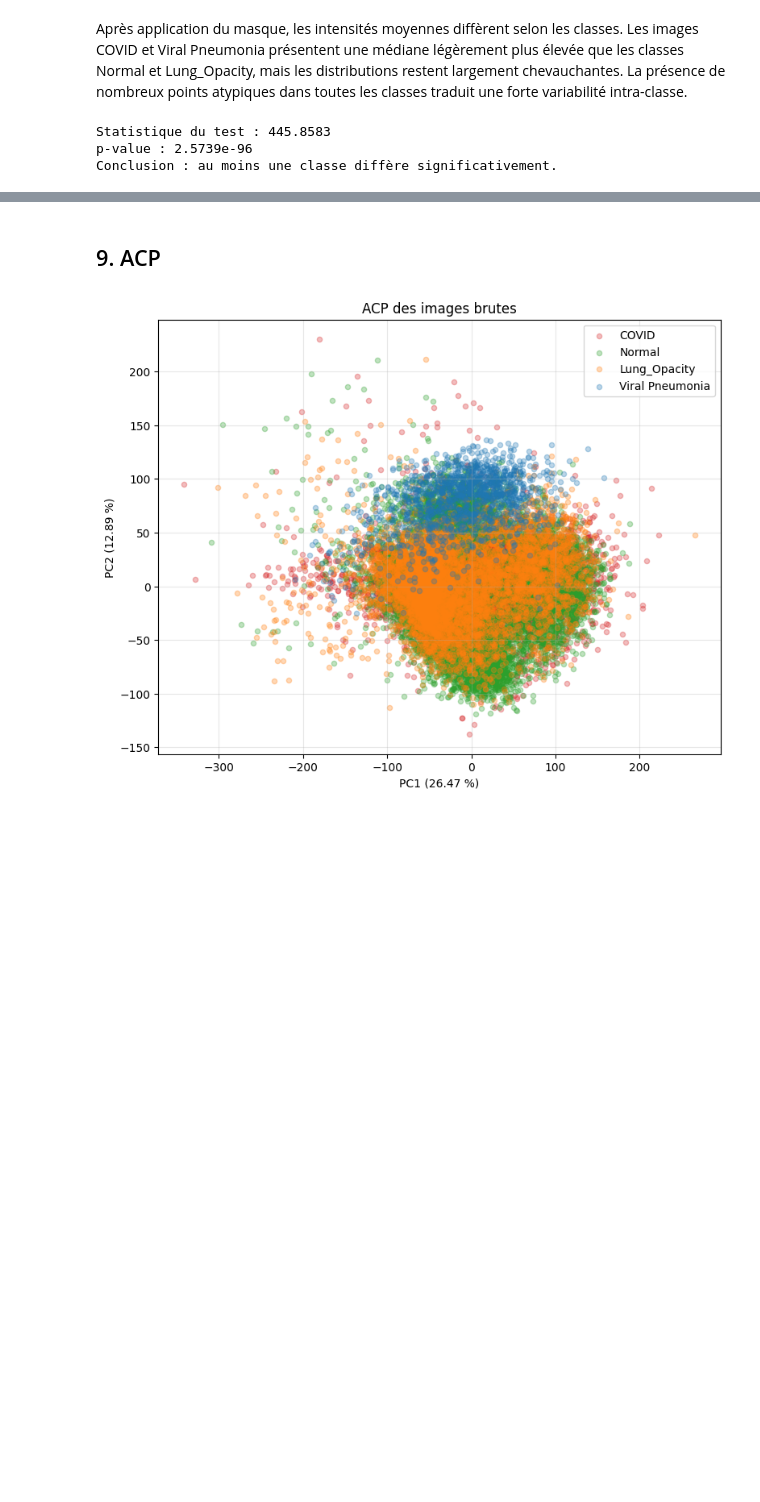
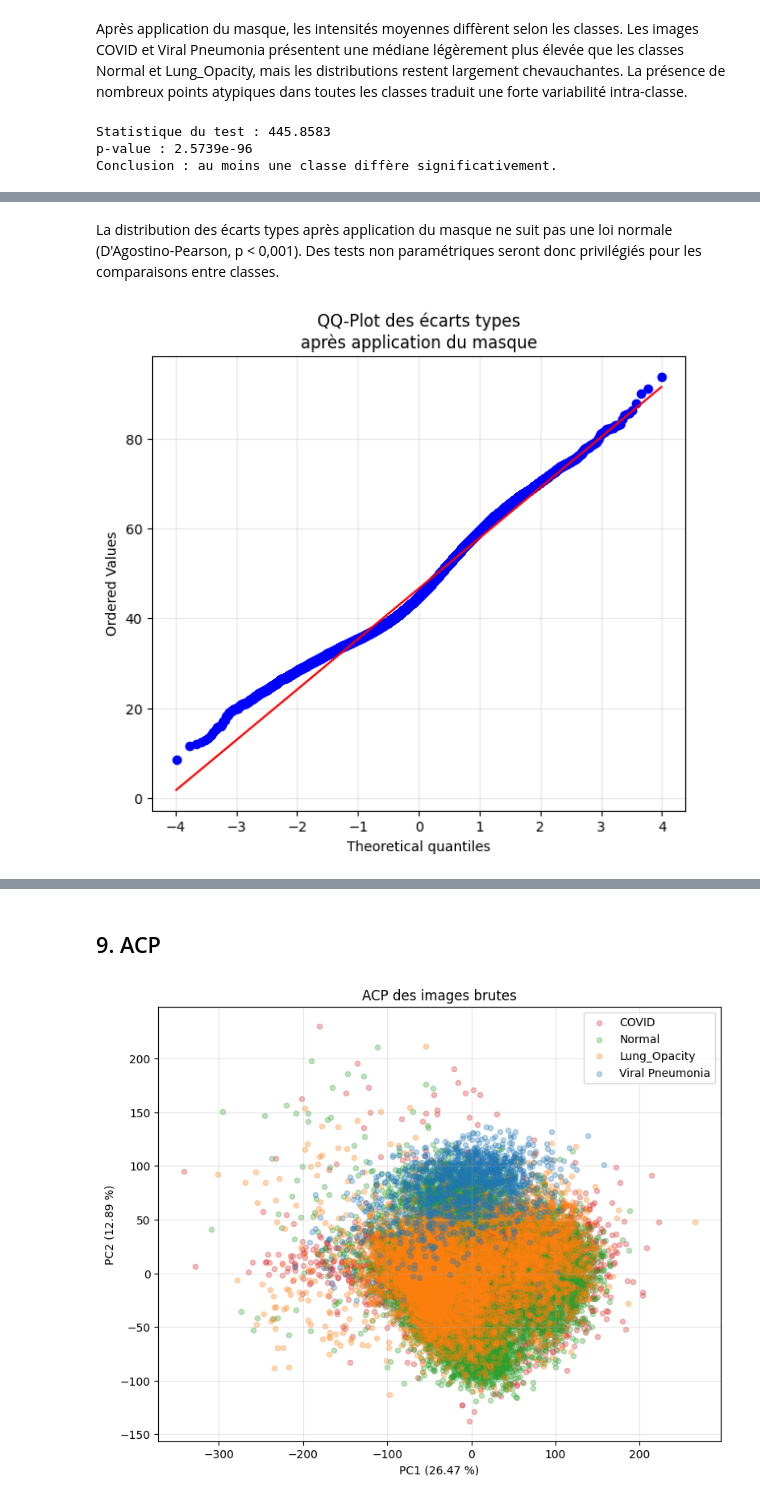
Before and after one commit to cyrilmarat/Liora_Covid, a Jupyter notebook: notebooks/exploration/Noura_exploration.ipynb, the cells around one changed output, grey strips where cells are left out. Drawn from its saved outputs; the diff is of its cells as text; code cells hidden in the pictures; blank space fills up the shorter version.

```diff
--- a/notebooks/exploration/Noura_exploration.ipynb
+++ b/notebooks/exploration/Noura_exploration.ipynb
@@ -1407,0 +1513,26 @@ Conclusion : au moins une classe diffère significativement.
+# %% [markdown]
+La distribution des écarts types après application du masque ne suit pas une loi normale (D'Agostino-Pearson, p < 0,001). Des tests non paramétriques seront donc privilégiés pour les comparaisons entre classes.
+# %%
+# QQplot
+
+plt.figure(figsize=(7, 6))
+
+stats.probplot(
+    df_masked_images["pixel_std"],
+    dist="norm",
+    plot=plt
+)
+
+plt.title(
+    "QQ-Plot des écarts types\n"
+    "après application du masque"
+)
+
+plt.xlabel("Theoretical quantiles")
+plt.ylabel("Ordered Values")
+
+plt.grid(alpha=0.3)
+
+plt.show()
+# %% [output]
+[figure, added]
```
Also changed, not shown: parts of 20 cells of this notebook, 1 other file.
